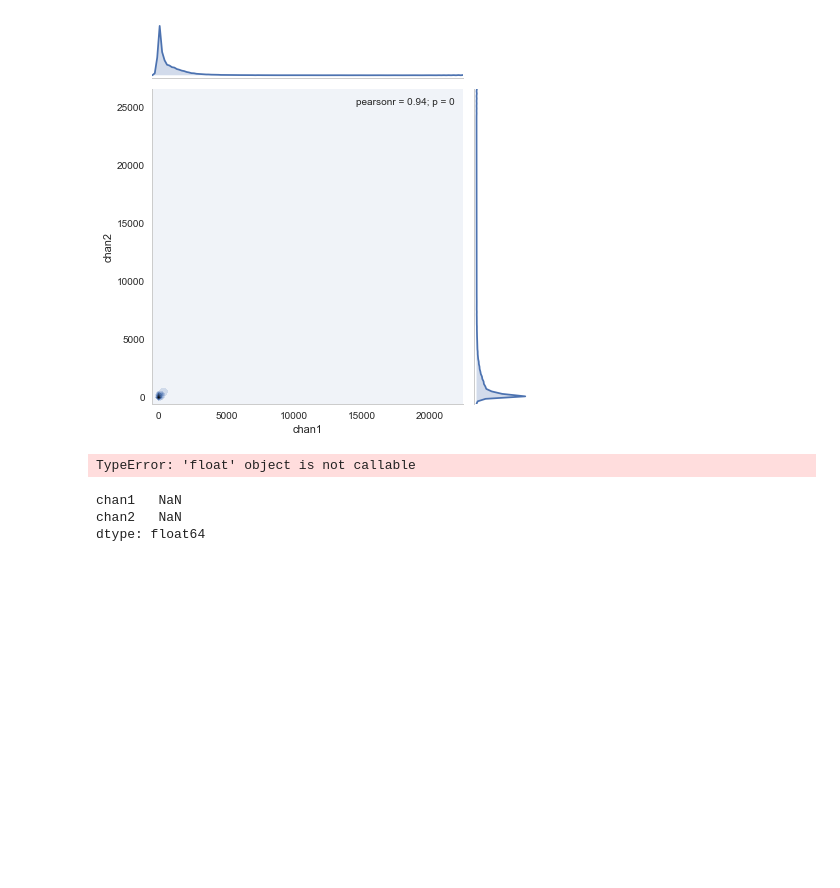
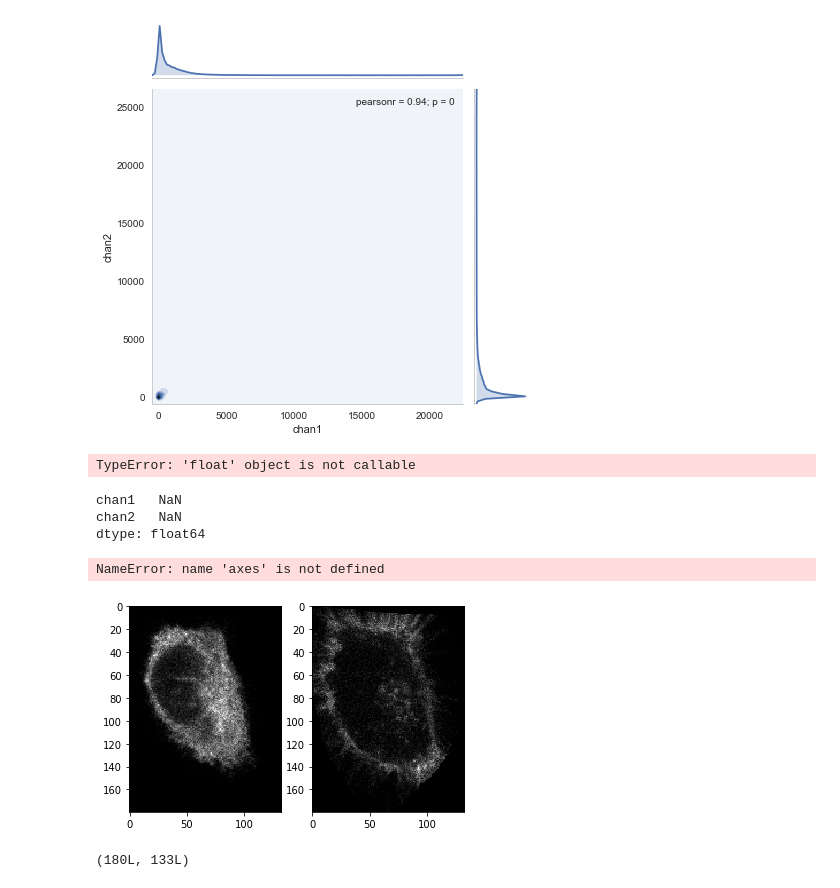
Before and after one commit to plinders/pyColocalizer, a Jupyter notebook: pyColocalizer.ipynb, the cells around one changed output. Saved outputs shown, nothing was run; the diff lists cells and outputs as text; code cells hidden in the pictures; blank space fills up the shorter version.

Commit message:
Towards final script + plotting

```diff
--- a/pyColocalizer.ipynb
+++ b/pyColocalizer.ipynb
@@ -153,3 +154,20 @@ df_filter.min()
 chan1   NaN
 chan2   NaN
 dtype: float64
+# %%
+gpi_file = "data/test_gpi1.tif"
+# %%
+with tiff.TiffFile(gpi_file) as tif:
+    gpi_images = tif.asarray()
+    gpi_meta = tif[0].tags
+# %%
+fig, (ax1, ax2) = plt.subplots(ncols = 2)
+ax1.imshow(gpi_images[0], cmap = plt.cm.gray)
+ax2.imshow(gpi_images[2], cmap = plt.cm.gray)
+# %% [output]
+NameError: name 'axes' is not defined
+[figure, added]
+# %%
+gpi_images[0].shape
+# %% [output]
+(180L, 133L)
```
Also changed, not shown: parts of 31 cells of this notebook, 4 other files.
